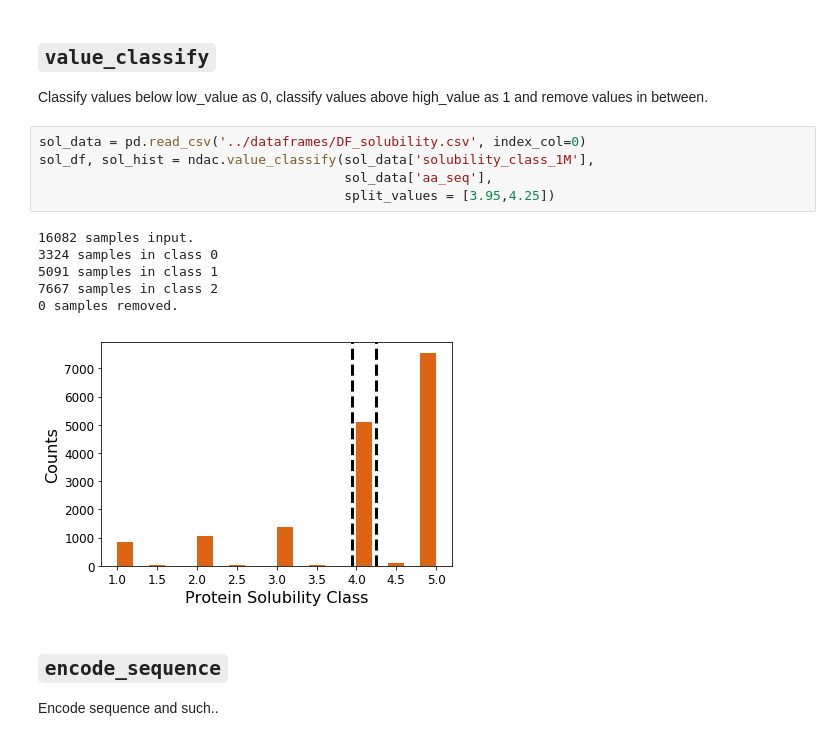
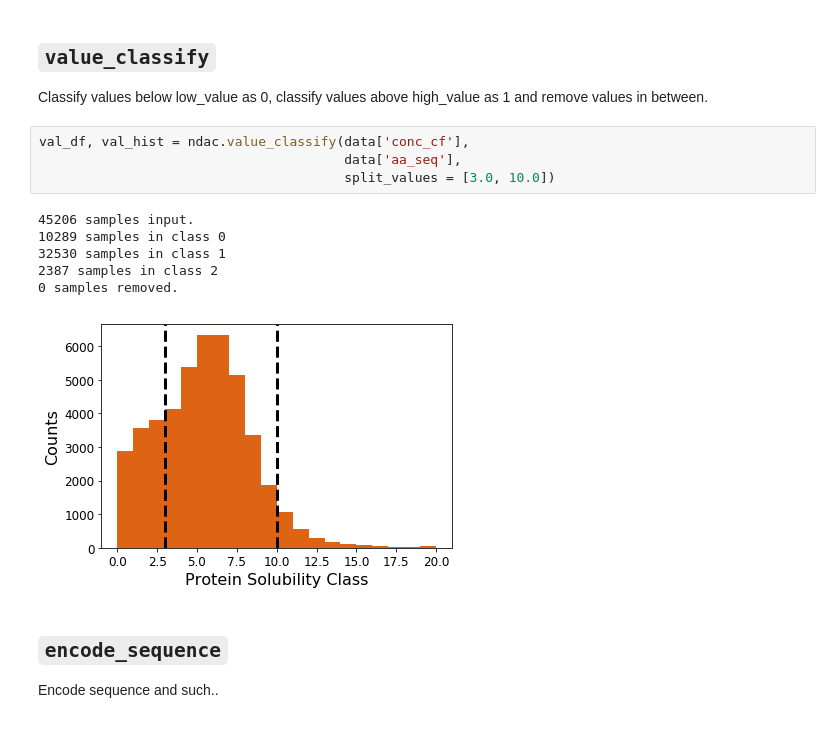
Before and after one commit to jayruth/NovoNordisk_Capstone, a Jupyter notebook: examples/ndac_workflow.ipynb, the cells around one changed output. Saved outputs shown, nothing was run; the diff lists cells and outputs as text.

```diff
--- a/examples/ndac_workflow.ipynb
+++ b/examples/ndac_workflow.ipynb
@@ -49,18 +49,17 @@ df, hist = quantile_classify(data['conc_cf'], data['nt_seq'],
 ## `value_classify`
 
 Classify values below low_value as 0, classify values above high_value as 1 and remove values in between.
-# %%
-sol_data = pd.read_csv('../dataframes/DF_solubility.csv', index_col=0)
-sol_df, sol_hist = ndac.value_classify(sol_data['solubility_class_1M'],
-                                       sol_data['aa_seq'],
-                                       split_values = [3.95,4.25])
-# %% [output]
-16082 samples input.
-3324 samples in class 0
-5091 samples in class 1
-7667 samples in class 2
-0 samples removed.
-[figure, removed]
+# %%
+val_df, val_hist = ndac.value_classify(data['conc_cf'],
+                                       data['aa_seq'],
+                                       split_values = [3.0, 10.0])
+# %% [output]
+45206 samples input.
+10289 samples in class 0
+32530 samples in class 1
+2387 samples in class 2
+0 samples removed.
+[figure, added]
 # %% [markdown]
 ## `encode_sequence`
 
```
Also changed, not shown: parts of 5 cells of this notebook, 1 other file.
